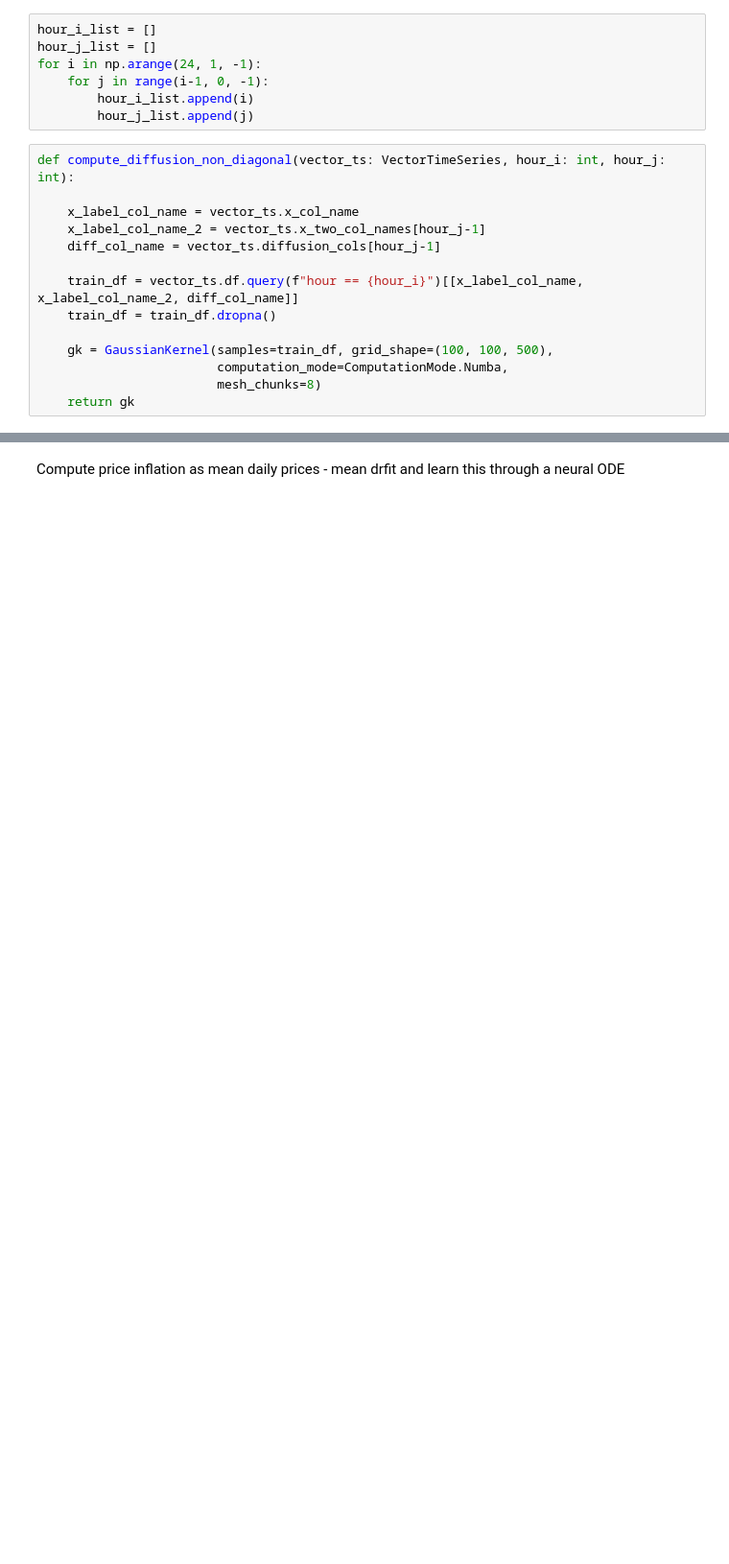
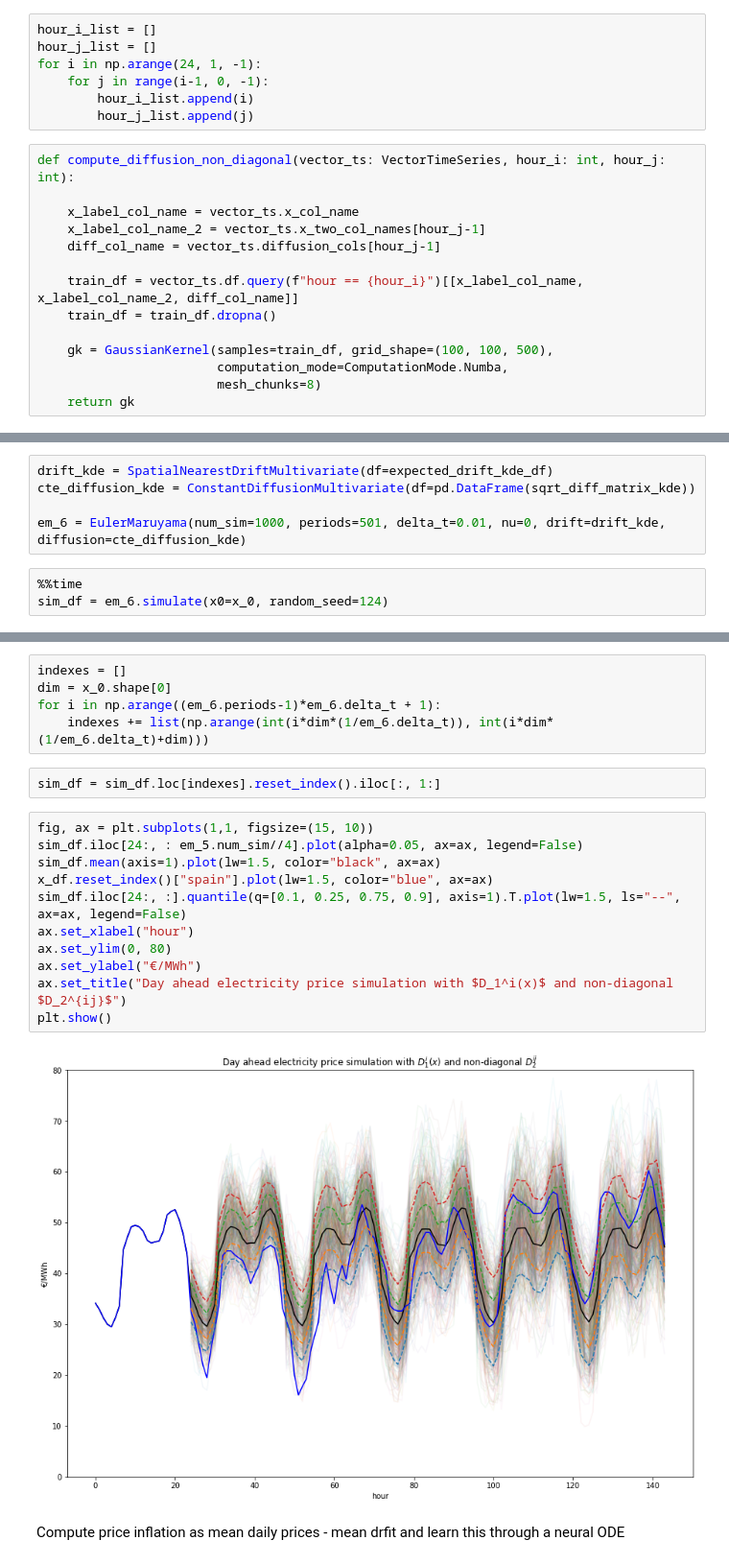
Before and after one commit to NonoMalpi/electricity, a Jupyter notebook: notebooks/Potenciala.ipynb, the cells around one changed output, grey strips where cells are left out. Shown at 96% size. Drawn from its saved outputs; the diff is of its cells as text; blank space fills up the shorter version.

```diff
--- a/notebooks/Potenciala.ipynb
+++ b/notebooks/Potenciala.ipynb
@@ -625,0 +657,8 @@ array([[ 7.21076880e+00,  3.02966443e+00,  1.71146154e+00,
+# %%
+drift_kde = SpatialNearestDriftMultivariate(df=expected_drift_kde_df)
+cte_diffusion_kde = ConstantDiffusionMultivariate(df=pd.DataFrame(sqrt_diff_matrix_kde))
+
+em_6 = EulerMaruyama(num_sim=1000, periods=501, delta_t=0.01, nu=0, drift=drift_kde, diffusion=cte_diffusion_kde)
+# %%
+%%time
+sim_df = em_6.simulate(x0=x_0, random_seed=124)
@@ -626,2 +668,22 @@ array([[ 7.21076880e+00,  3.02966443e+00,  1.71146154e+00,
+# %%
+indexes = []
+dim = x_0.shape[0]
+for i in np.arange((em_6.periods-1)*em_6.delta_t + 1):
+    indexes += list(np.arange(int(i*dim*(1/em_6.delta_t)), int(i*dim*(1/em_6.delta_t)+dim)))
+# %%
+sim_df = sim_df.loc[indexes].reset_index().iloc[:, 1:]
+# %%
+fig, ax = plt.subplots(1,1, figsize=(15, 10))
+sim_df.iloc[24:, : em_5.num_sim//4].plot(alpha=0.05, ax=ax, legend=False)
+sim_df.mean(axis=1).plot(lw=1.5, color="black", ax=ax)
+x_df.reset_index()["spain"].plot(lw=1.5, color="blue", ax=ax)
+sim_df.iloc[24:, :].quantile(q=[0.1, 0.25, 0.75, 0.9], axis=1).T.plot(lw=1.5, ls="--", ax=ax, legend=False)
+ax.set_xlabel("hour")
+ax.set_ylim(0, 80)
+ax.set_ylabel("€/MWh")
+ax.set_title("Day ahead electricity price simulation with $D_1^i(x)$ and non-diagonal $D_2^{ij}$")
+plt.show()
+# %% [output]
+[figure, added]
 # %% [markdown]
 Compute price inflation as mean daily prices - mean drfit and learn this through a neural ODE
```
Also changed, not shown: parts of 62 cells of this notebook, 1 other file.
